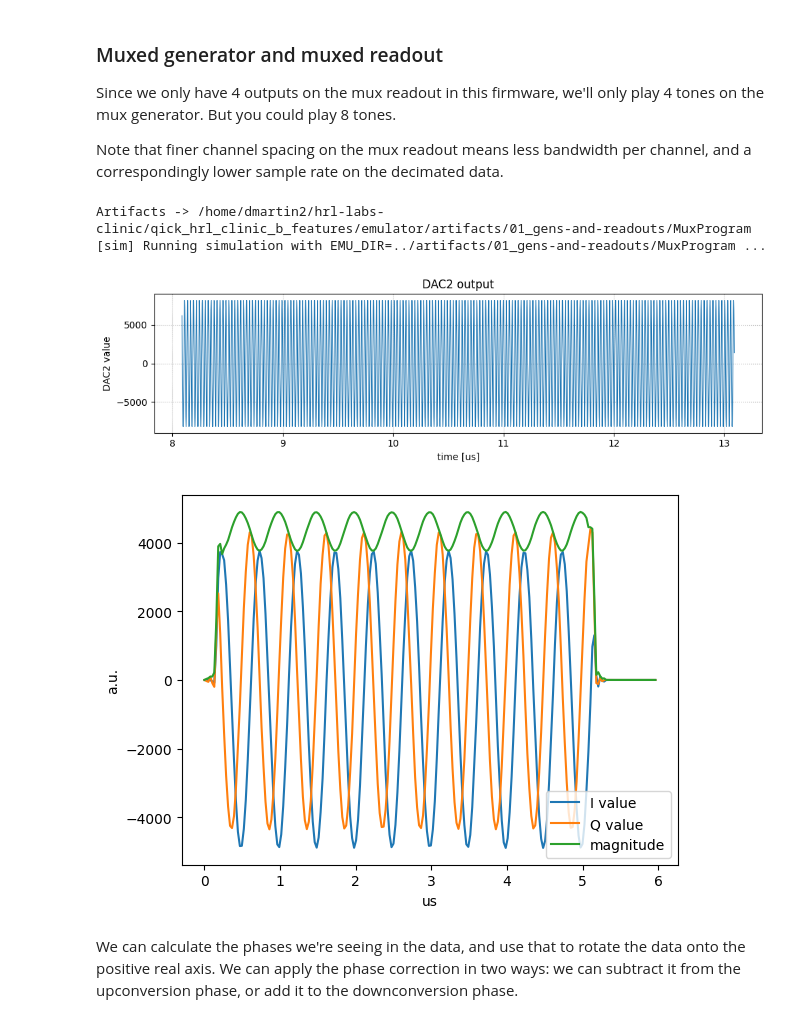
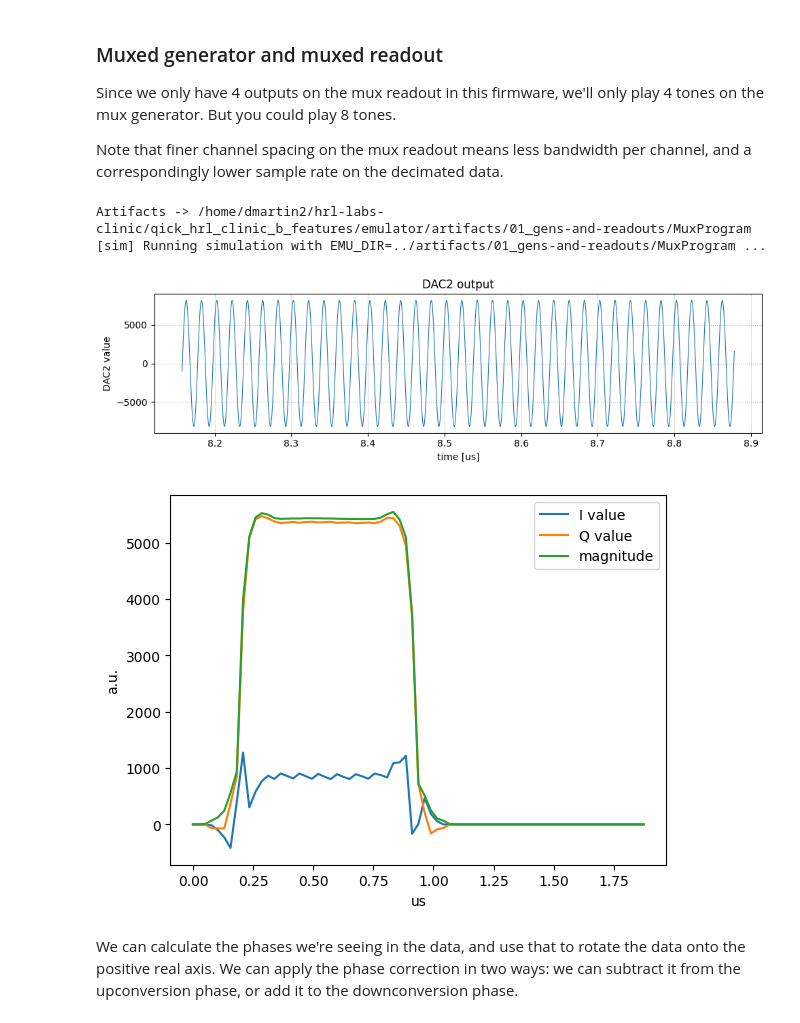
Before and after one commit to openquantumhardware/qick, a Jupyter notebook: emulator/notebooks/01_gens-and-readouts.ipynb, the cells around one changed output. Cells and saved outputs as stored; diff of their text form; code cells hidden in the pictures.

Commit message:
axis_pfb_readout: updated 01_gens-and-readouts notebook

```diff
--- a/emulator/notebooks/01_gens-and-readouts.ipynb
+++ b/emulator/notebooks/01_gens-and-readouts.ipynb
@@ -198,14 +198,14 @@ class MuxProgram(AveragerProgramV2):
 
 config = {'gen_ch': FSMUXGEN_CH,
           'ro_chs': MUXRO_CH,
-        #   'pulse_freqs': [38.4/2-2, 0, 0, 0],
-          'pulse_freqs': [38.4-0, 0, 0, 0],
+        #   'pulse_freqs': [100, 150, 200, 250],
+          'pulse_freqs': [50, 0, 0, 0],
           'pulse_gains': [1.0]*4,
           'pulse_phases': [0.0]*4,
           'ro_phases': [0.0]*4,
           'trig_time': 0.4,
-          'pulse_len': 5.0,
-          'ro_len': 6.0,
+          'pulse_len': 1.0,
+          'ro_len': 1.9,
          }
 
 prog = MuxProgram(soccfg, reps=1, final_delay=0.5, cfg=config)
@@ -213,37 +213,38 @@ prog = MuxProgram(soccfg, reps=1, final_delay=0.5, cfg=config)
 # emulator artifacts
 OUT = ARTIFACTS_ROOT / 'MuxProgram'
 OUT.mkdir(parents=True, exist_ok=True)
 print(f'Artifacts -> {OUT}')
 
-soc = soc.prepare_emu(memdir=OUT, build=True, trace=True, verbose=False)
+soc = soc.prepare_emu(memdir=OUT, build=True, trace=False, verbose=False)
 
 iq_list = prog.acquire_decimated(soc, rounds=1)
 t = prog.get_time_axis(ro_index=0)
 
 QICKEmu_plot_dac2(soc, OUT)
 
-# # TODO: there's no mux readout support yet
+# # TODO: there's no multiple pfb readout buffers support yet
 # fig, axes = plt.subplots(len(config['ro_chs']), 1, figsize=(12,12))
 # for i, ch in enumerate(config['ro_chs']):
 #     plot = axes[i]
 #     plot.plot(t, iq_list[i][:,0], label="I value")
 #     plot.plot(t, iq_list[i][:,1], label="Q value")
 #     plot.plot(t, np.abs(iq_list[i].dot([1,1j])), label="magnitude")
 #     plot.legend()
 #     plot.set_ylabel("a.u.")
 #     plot.set_xlabel("us");
 
+# read just one pfb readout buffer
 plt.plot(t, iq_list[0][:,0], label="I value")
 plt.plot(t, iq_list[0][:,1], label="Q value")
 plt.plot(t, np.abs(iq_list[0].dot([1,1j])), label="magnitude")
 plt.legend()
 plt.ylabel("a.u.")
 plt.xlabel("us");
 # %% [output]
 Artifacts -> /home/dmartin2/hrl-labs-clinic/qick_hrl_clinic_b_features/emulator/artifacts/01_gens-and-readouts/MuxProgram
 [sim] Running simulation with EMU_DIR=../artifacts/01_gens-and-readouts/MuxProgram ...
-[figure, old version]
+[figure, new version]
-[figure, old version]
+[figure, new version]
 # %%
 class MuxProgram(AveragerProgramV2):
     def _initialize(self, cfg):
```
Also changed, not shown: 2 other files.
